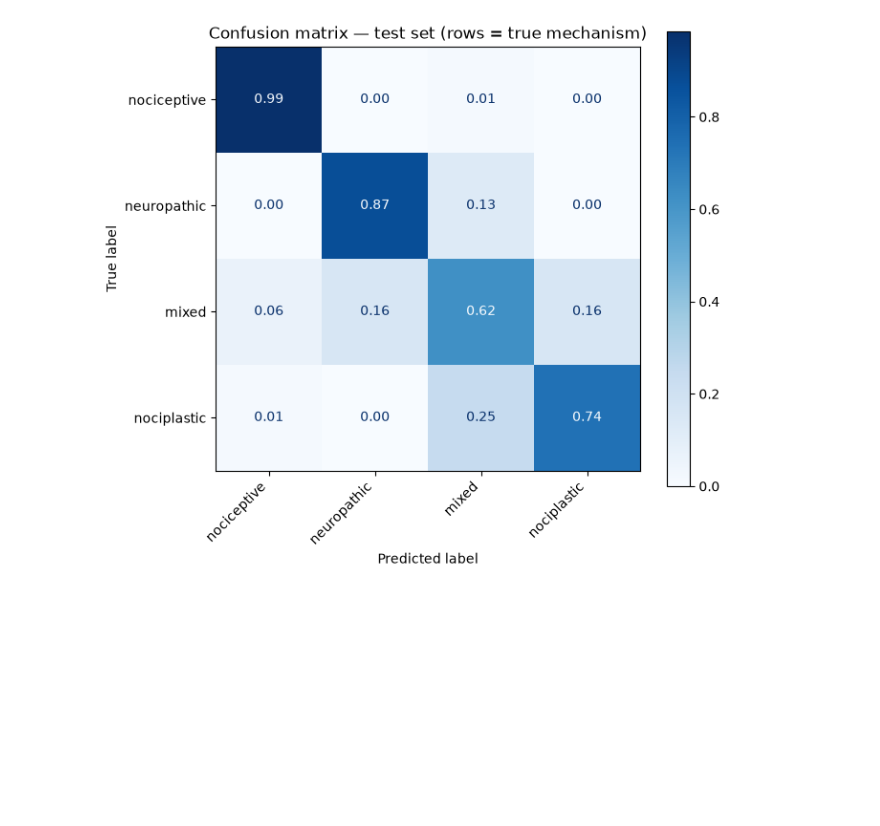
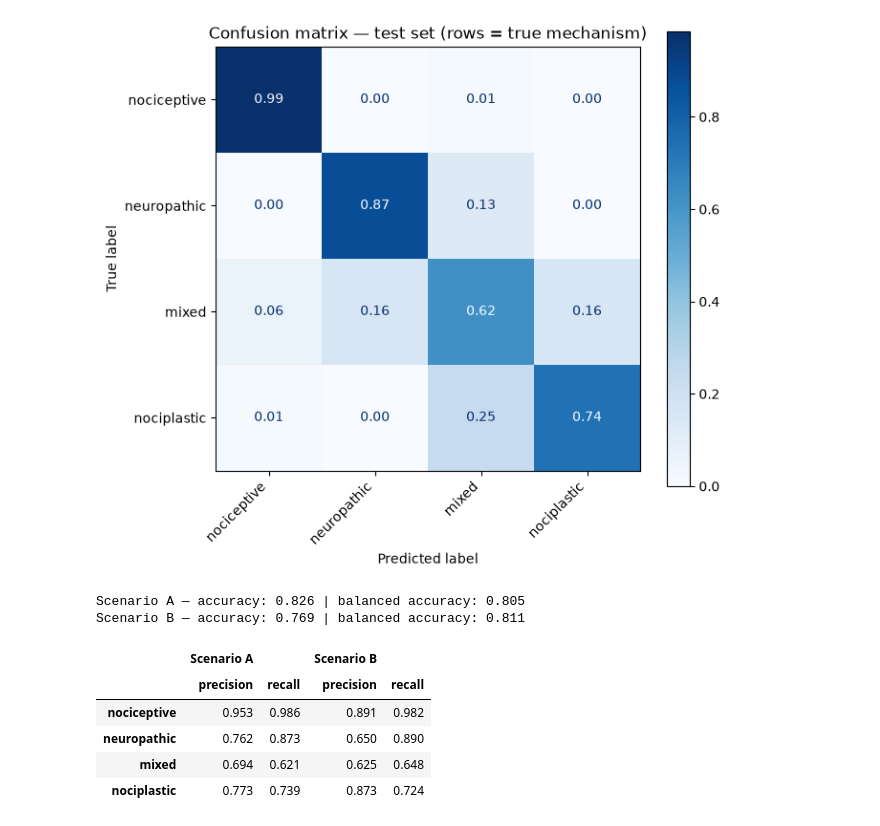
Before and after one commit to RenatoMurayama/pain-mechanism-classifier, a Jupyter notebook: notebooks/03_modeling.ipynb, the cells around one changed output. Drawn from its saved outputs; the diff is of its cells as text; code cells hidden in the pictures; blank space fills up the shorter version.

Commit message:
Add prevalence shift robustness test (scenario B)

```diff
--- a/notebooks/03_modeling.ipynb
+++ b/notebooks/03_modeling.ipynb
@@ -198,3 +198,51 @@ plt.tight_layout()
 plt.show()
 # %% [output]
 [figure]
+# %%
+import numpy as np
+from sklearn.metrics import accuracy_score, precision_score, recall_score
+
+# Scenario B: specialised chronic pain clinic (from the criteria document)
+SCENARIO_B = {"nociceptive": 0.20, "neuropathic": 0.10, "mixed": 0.30, "nociplastic": 0.40}
+N_B = 2000
+
+# Resample test patients (with replacement) to match the scenario B case mix
+rng_b = np.random.default_rng(seed=7)
+test_df = X_test.copy()
+test_df["mechanism"] = y_test
+
+parts = []
+for mechanism, share in SCENARIO_B.items():
+    pool = test_df[test_df["mechanism"] == mechanism]
+    chosen = rng_b.choice(pool.index, size=int(share * N_B), replace=True)
+    parts.append(pool.loc[chosen])
+
+scenario_b = pd.concat(parts)
+X_b = scenario_b[FEATURES]
+y_b = scenario_b["mechanism"]
+y_pred_b = final_model.predict(X_b)
+
+
+# Per-class precision and recall
+def per_class(y_true, y_hat):
+    return pd.DataFrame({
+        "precision": precision_score(y_true, y_hat, labels=MECHANISM_ORDER, average=None),
+        "recall": recall_score(y_true, y_hat, labels=MECHANISM_ORDER, average=None),
+    }, index=MECHANISM_ORDER)
+
+
+print("Scenario A — accuracy:", round(accuracy_score(y_test, y_pred), 3),
+      "| balanced accuracy:", round(balanced_accuracy_score(y_test, y_pred), 3))
+print("Scenario B — accuracy:", round(accuracy_score(y_b, y_pred_b), 3),
+      "| balanced accuracy:", round(balanced_accuracy_score(y_b, y_pred_b), 3))
+
+pd.concat({"Scenario A": per_class(y_test, y_pred), "Scenario B": per_class(y_b, y_pred_b)}, axis=1).round(3)
+# %% [output]
+Scenario A — accuracy: 0.826 | balanced accuracy: 0.805
+Scenario B — accuracy: 0.769 | balanced accuracy: 0.811
+|  | Scenario A |  | Scenario B |  |
+|  | precision | recall | precision | recall |
+| nociceptive | 0.953 | 0.986 | 0.891 | 0.982 |
+| neuropathic | 0.762 | 0.873 | 0.650 | 0.890 |
+| mixed | 0.694 | 0.621 | 0.625 | 0.648 |
+| nociplastic | 0.773 | 0.739 | 0.873 | 0.724 |
```
